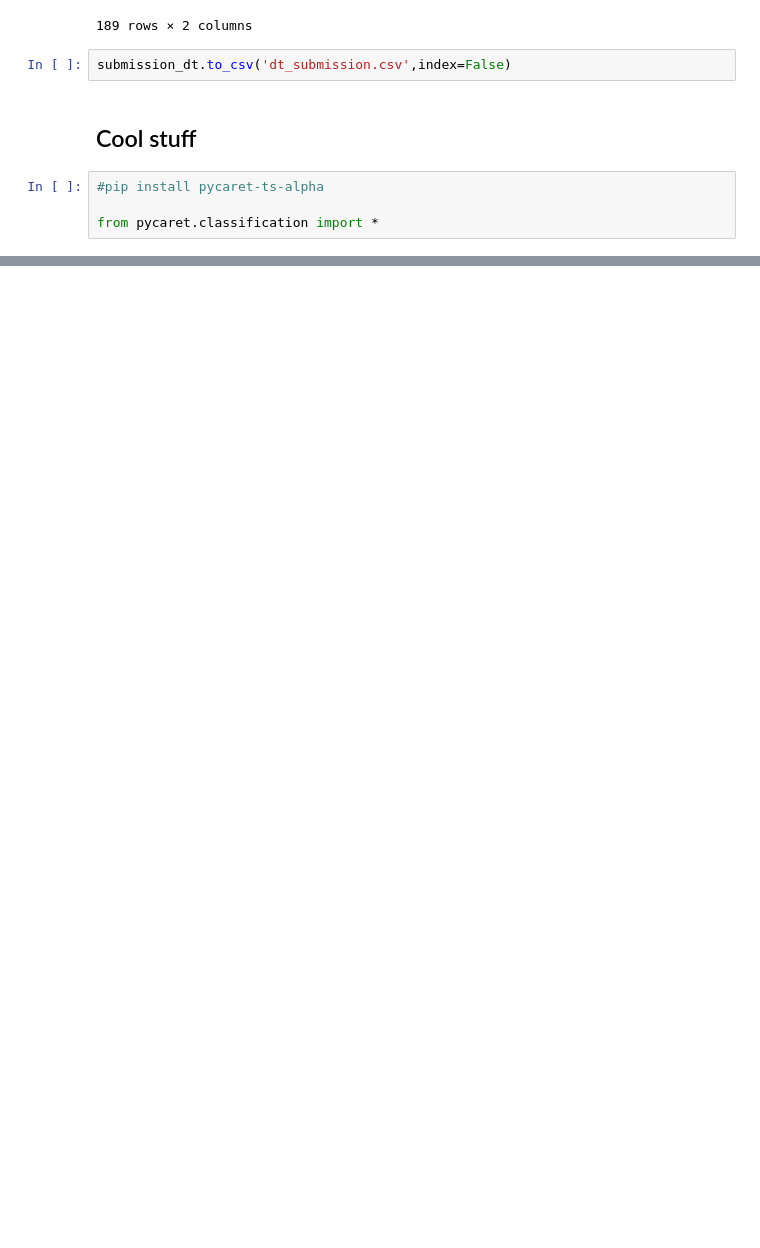
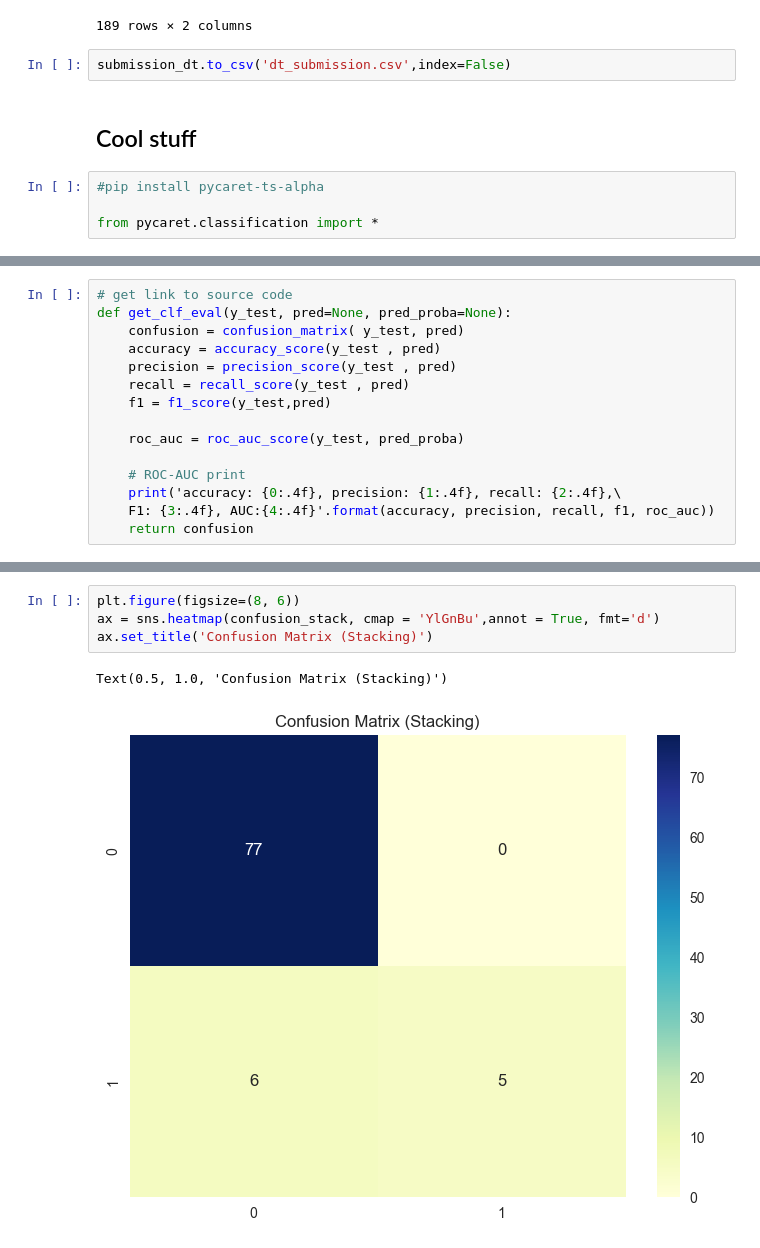
Before and after one commit to katesedykh/ML2022-Drinking-Water-Quality, a Jupyter notebook: drinking-water-quality.ipynb, the cells around one changed output, grey strips where cells are left out. Drawn from its saved outputs; the diff is of its cells as text; blank space fills up the shorter version.

```diff
--- a/drinking-water-quality.ipynb
+++ b/drinking-water-quality.ipynb
@@ -274,0 +327,15 @@ rf = create_model('rf')
+# %%
+# get link to source code
+def get_clf_eval(y_test, pred=None, pred_proba=None):
+    confusion = confusion_matrix( y_test, pred)
+    accuracy = accuracy_score(y_test , pred)
+    precision = precision_score(y_test , pred)
+    recall = recall_score(y_test , pred)
+    f1 = f1_score(y_test,pred)
+
+    roc_auc = roc_auc_score(y_test, pred_proba)
+
+    # ROC-AUC print
+    print('accuracy: {0:.4f}, precision: {1:.4f}, recall: {2:.4f},\
+    F1: {3:.4f}, AUC:{4:.4f}'.format(accuracy, precision, recall, f1, roc_auc))
+    return confusion
@@ -274,0 +354,7 @@ rf = create_model('rf')
+# %%
+plt.figure(figsize=(8, 6))
+ax = sns.heatmap(confusion_stack, cmap = 'YlGnBu',annot = True, fmt='d')
+ax.set_title('Confusion Matrix (Stacking)')
+# %% [output]
+Text(0.5, 1.0, 'Confusion Matrix (Stacking)')
+[figure, added]
```
Also changed, not shown: parts of 20 cells of this notebook.
